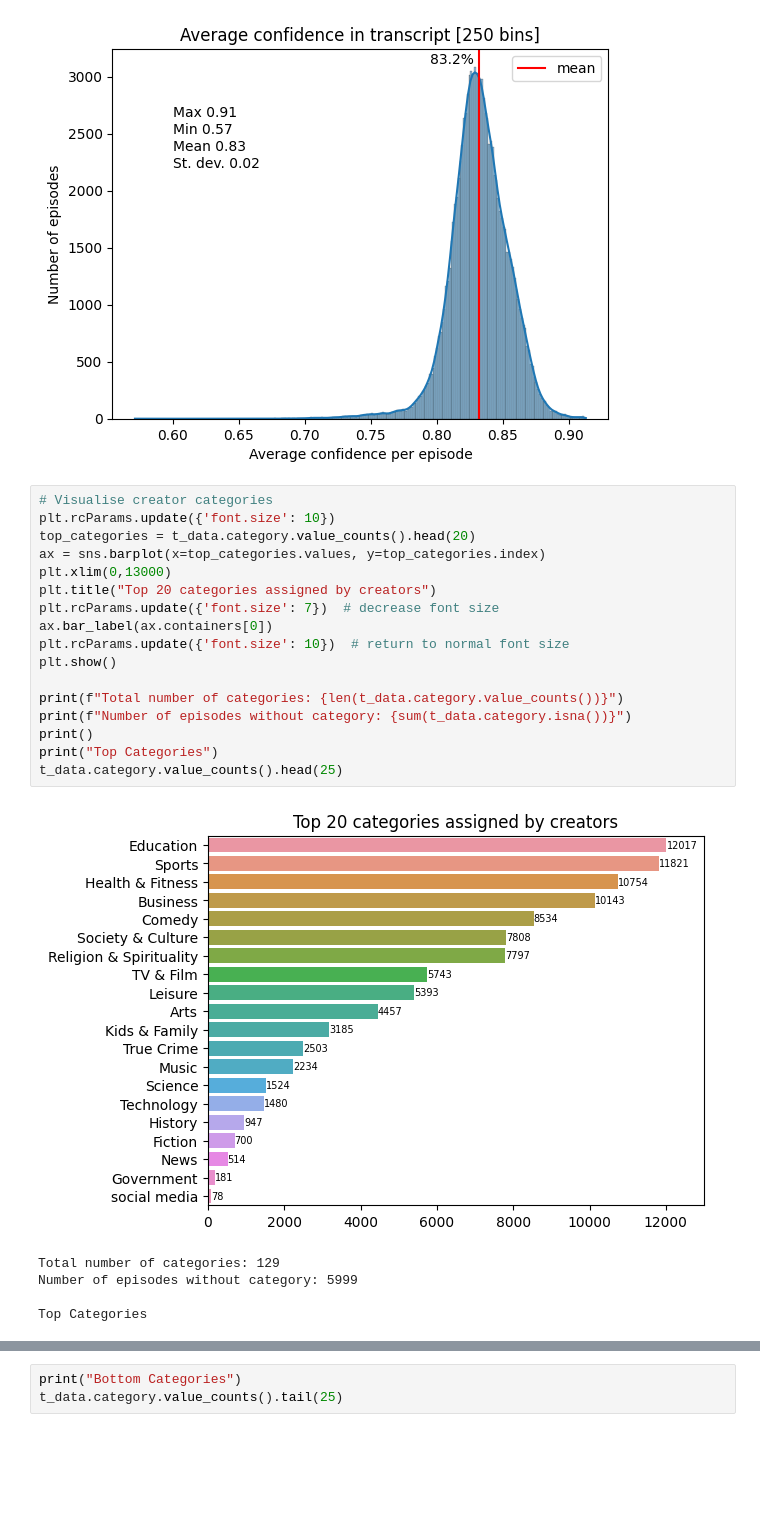
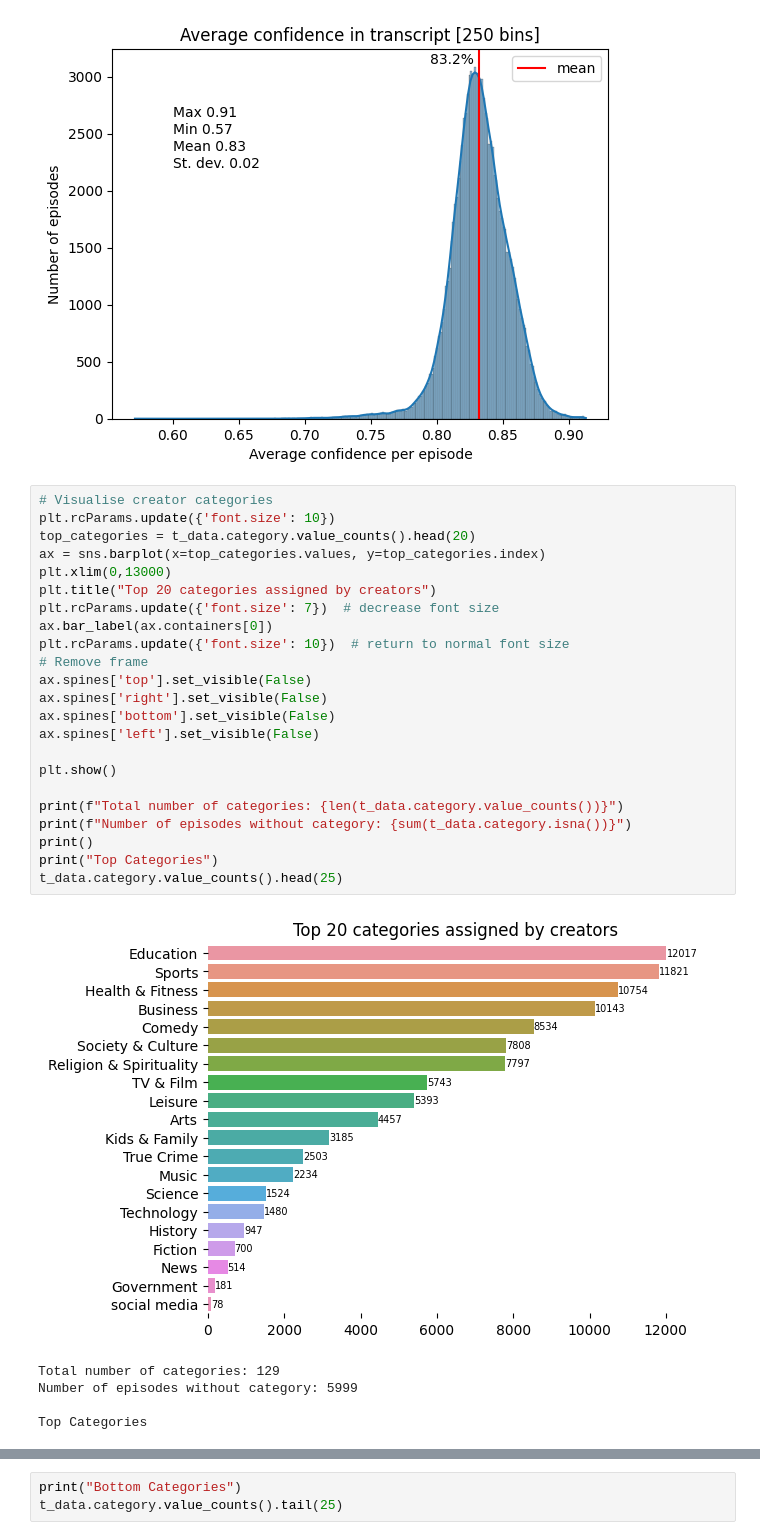
Before and after one commit to OskarMunck/Thesis, a Jupyter notebook: transcripts_EDA.ipynb, the cells around one changed output, grey strips where cells are left out. Saved outputs shown, nothing was run; the diff lists cells and outputs as text; blank space fills up the shorter version.

```diff
--- a/transcripts_EDA.ipynb
+++ b/transcripts_EDA.ipynb
@@ -124,22 +124,28 @@ plt.show()
 # %%
 # Visualise creator categories
 plt.rcParams.update({'font.size': 10})
 top_categories = t_data.category.value_counts().head(20)
 ax = sns.barplot(x=top_categories.values, y=top_categories.index)
 plt.xlim(0,13000)
 plt.title("Top 20 categories assigned by creators")
 plt.rcParams.update({'font.size': 7})  # decrease font size
 ax.bar_label(ax.containers[0])
 plt.rcParams.update({'font.size': 10})  # return to normal font size
+# Remove frame
+ax.spines['top'].set_visible(False)
+ax.spines['right'].set_visible(False)
+ax.spines['bottom'].set_visible(False)
+ax.spines['left'].set_visible(False)
+
 plt.show()
 
 print(f"Total number of categories: {len(t_data.category.value_counts())}")
 print(f"Number of episodes without category: {sum(t_data.category.isna())}")
 print()
 print("Top Categories")
 t_data.category.value_counts().head(25)
 # %% [output]
-[figure, old version]
+[figure, new version]
 Total number of categories: 129
 Number of episodes without category: 5999
 
```
Also changed, not shown: 2 other files.
